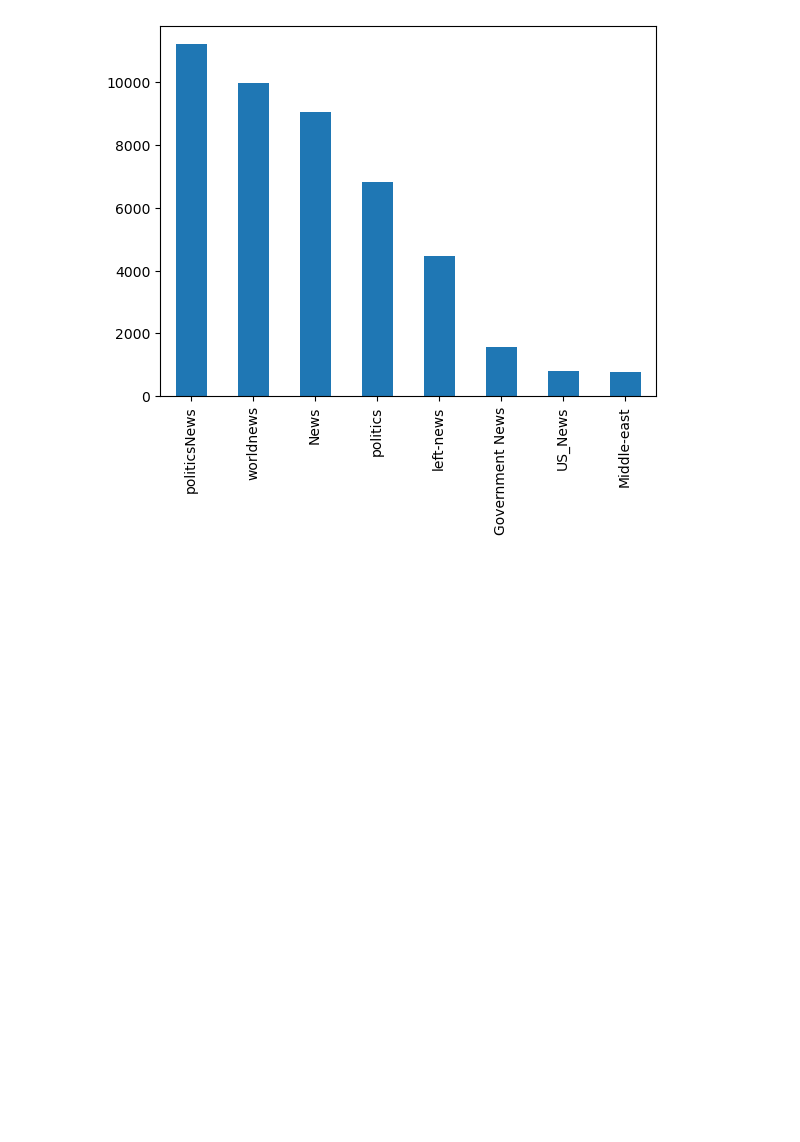
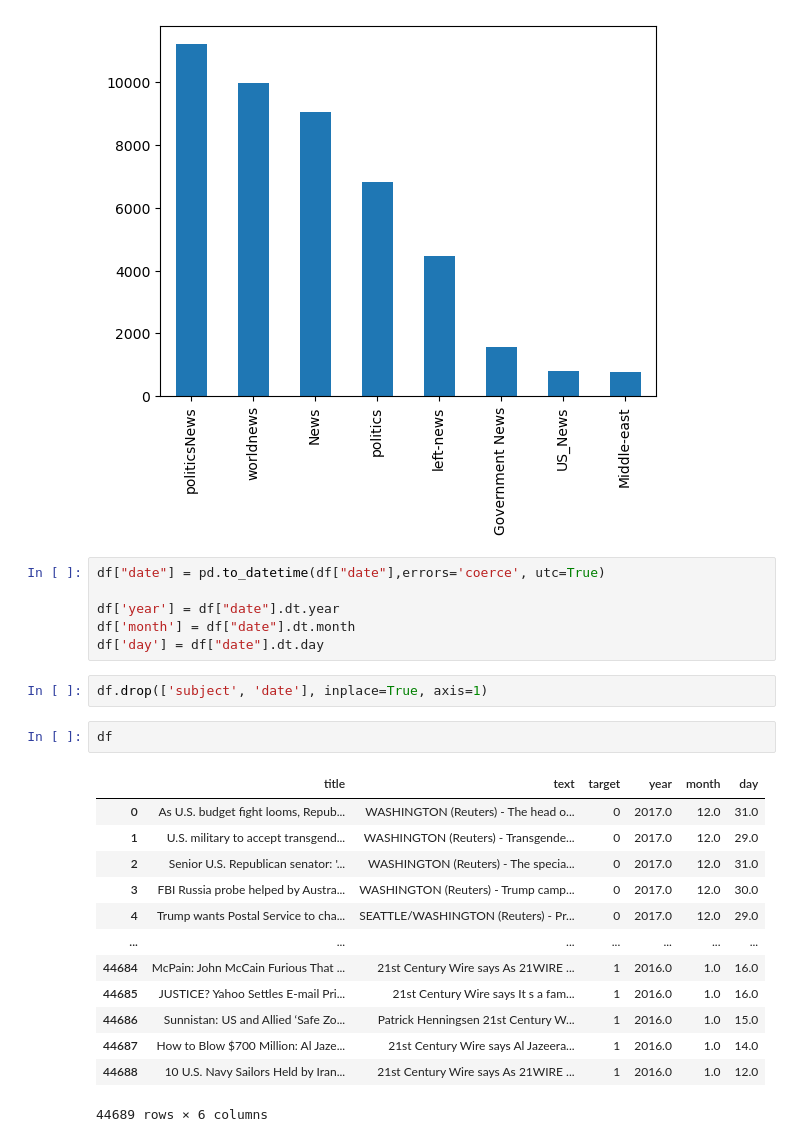
Before and after one commit to MaukanMir/Fake-News-Sentiment-Analysis, a Jupyter notebook: training.ipynb, the cells around one changed output. Drawn from its saved outputs; the diff is of its cells as text; blank space fills up the shorter version.

```diff
--- a/training.ipynb
+++ b/training.ipynb
@@ -282,3 +282,27 @@ df["subject"].value_counts().plot.bar()
 # %% [output]
 <AxesSubplot:>
 [figure]
+# %%
+df["date"] = pd.to_datetime(df["date"],errors='coerce', utc=True)
+
+df['year'] = df["date"].dt.year
+df['month'] = df["date"].dt.month
+df['day'] = df["date"].dt.day
+# %%
+df.drop(['subject', 'date'], inplace=True, axis=1)
+# %%
+df
+# %% [output]
+|  | title | text | target | year | month | day |
+| 0 | As U.S. budget fight looms, Repub... | WASHINGTON (Reuters) - The head o... | 0 | 2017.0 | 12.0 | 31.0 |
+| 1 | U.S. military to accept transgend... | WASHINGTON (Reuters) - Transgende... | 0 | 2017.0 | 12.0 | 29.0 |
+| 2 | Senior U.S. Republican senator: '... | WASHINGTON (Reuters) - The specia... | 0 | 2017.0 | 12.0 | 31.0 |
+| 3 | FBI Russia probe helped by Austra... | WASHINGTON (Reuters) - Trump camp... | 0 | 2017.0 | 12.0 | 30.0 |
+| 4 | Trump wants Postal Service to cha... | SEATTLE/WASHINGTON (Reuters) - Pr... | 0 | 2017.0 | 12.0 | 29.0 |
+| ... | ... | ... | ... | ... | ... | ... |
+| 44684 | McPain: John McCain Furious That ... | 21st Century Wire says As 21WIRE ... | 1 | 2016.0 | 1.0 | 16.0 |
+| 44685 | JUSTICE? Yahoo Settles E-mail Pri... | 21st Century Wire says It s a fam... | 1 | 2016.0 | 1.0 | 16.0 |
+| 44686 | Sunnistan: US and Allied ‘Safe Zo... | Patrick Henningsen 21st Century W... | 1 | 2016.0 | 1.0 | 15.0 |
+| 44687 | How to Blow $700 Million: Al Jaze... | 21st Century Wire says Al Jazeera... | 1 | 2016.0 | 1.0 | 14.0 |
+| 44688 | 10 U.S. Navy Sailors Held by Iran... | 21st Century Wire says As 21WIRE ... | 1 | 2016.0 | 1.0 | 12.0 |
+44689 rows × 6 columns
```
